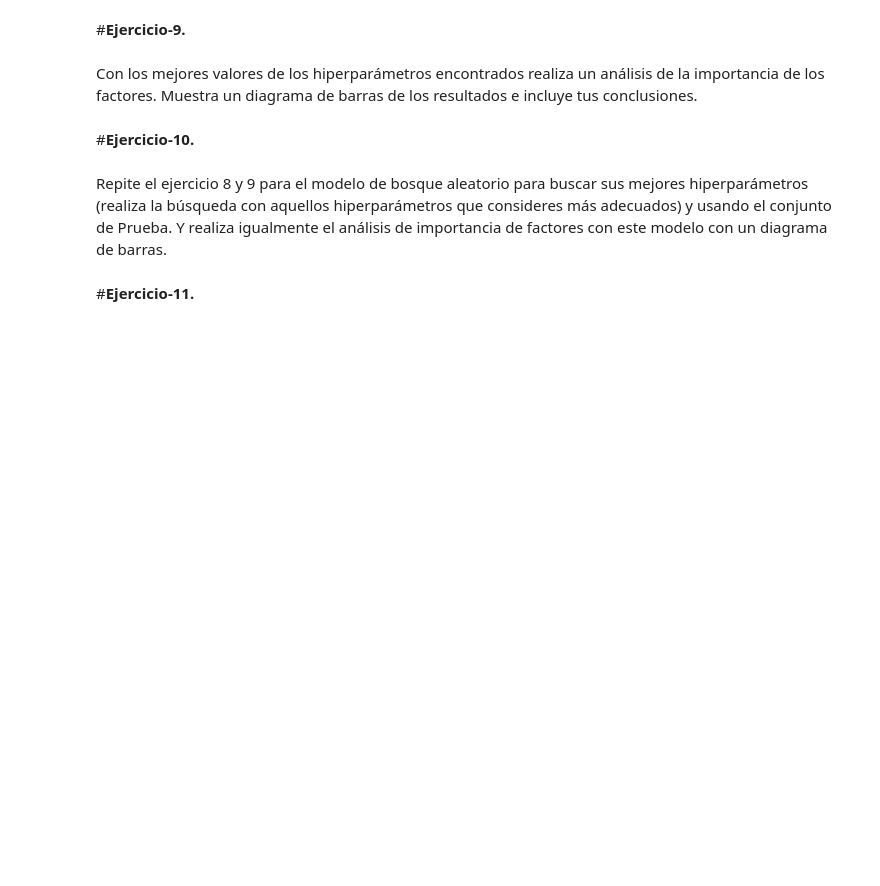
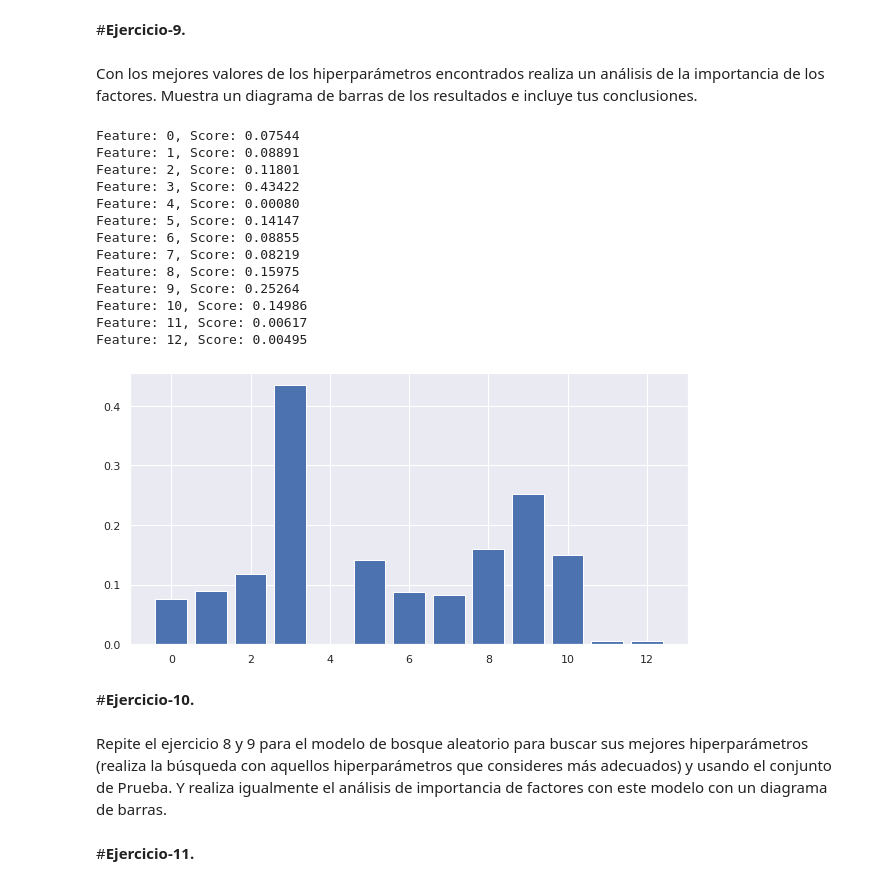
Before and after one commit to AlfonsoVasquezC/DataFiles, a Jupyter notebook: Redneuronal_Equipo52.ipynb, the cells around one changed output. Saved outputs shown, nothing was run; the diff lists cells and outputs as text; code cells hidden in the pictures; blank space fills up the shorter version.

```diff
--- a/Redneuronal_Equipo52.ipynb
+++ b/Redneuronal_Equipo52.ipynb
@@ -479,24 +479,24 @@ El valor de MAPE para la variable de salida "Lifetime people who have liked your
 # %% [markdown]
 Usando una búsqueda de malla con validación cruzada (GridSearchCV), busca los mejores hiperparámetros para el modelo MLP. Al menos deberás realizar la búsqueda en los hiperparámetros “hidden_layer_sizes”, “alpha” y “learning_rate_init”. Además aplica la validación cruzada con repeticiones (RepeatedKFold). Muestra los mejores hiperparámetros encontrados.
 # %%
-modeloMLP = MLPRegressor(max_iter= 5000, random_state=11)
+modeloMLP = MLPRegressor(max_iter= 10000, random_state=11)
 
 # hidden_layer_sizes”, “alpha” y “learning_rate_init”.
 
 Xtvtransf = transformaciones.fit_transform(Xtv)
 ytvtransf = transformacionessalida.fit_transform(ytv)
 
-dicc_grid = {'hidden_layer_sizes':[(2,2), (4,4), (8,8), (10,10)], #indicamos nodos por cada capa, donde cada , dentro del tuple es una capa.
+'''dicc_grid = {'hidden_layer_sizes':[(2,2), (4,4), (8,4), (8,6)], #indicamos nodos por cada capa, donde cada , dentro del tuple es una capa.
              'alpha':[0.0001, 0.001, 0.01, 0.1],
              'learning_rate_init': [0.0001, 0.001, 0.01],
-             'solver':['sgd', 'adam']}
+             'solver':['sgd', 'adam']}'''
 
-'''dicc_grid = [
+dicc_grid = [
 
-        {'solver': ['lbfgs'], 'alpha':[0.0001, 0.001, 0.01, 0.1, 1.0], 'hidden_layer_sizes':[(2,2), (4,4), (8,8), (10,10)]},
-        {'solver': ['adam'], 'learning_rate_init': [0.0001, 0.001, 0.01], 'alpha':[0.0001, 0.001, 0.01, 0.1, 1.0],'hidden_layer_sizes':[(2,2), (4,4), (8,8), (10,10)]},
-        {'solver': ['sgd'], 'learning_rate_init': [0.0001, 0.001, 0.01],'alpha':[0.0001, 0.001, 0.01, 0.1, 1.0],'hidden_layer_sizes':[(2,2), (4,4), (8,8), (10,10)]}
-    ]'''
+        {'solver': ['lbfgs'], 'alpha':[0.0001, 0.001, 0.01, 0.1, 1.0], 'hidden_layer_sizes':[(8,4), (8,6)]},
+        {'solver': ['adam'], 'learning_rate_init': [0.001, 0.01, 0.1], 'alpha':[0.0001, 0.001, 0.01, 0.1, 1.0],'hidden_layer_sizes':[(8,4), (8,6)]},
+        {'solver': ['sgd'], 'learning_rate_init': [0.001, 0.01,0.1],'alpha':[0.0001, 0.001, 0.01, 0.1, 1.0],'hidden_layer_sizes':[(8,4), (8,6)]}
+    ]
 
 cv = RepeatedKFold(n_splits=5, n_repeats=3, random_state=11)
 
@@ -518,23 +522,38 @@ Con los mejores valores de los hiperparámetros encontrados realiza un análisis
 # %%
 # Una vez inicializado y entrenada la MLP, veamos qué factores considera más importantes:
 
-modeloMLP = MLPRegressor(hidden_layer_sizes=(11,11),
-                            max_iter=20000,
-                            alpha=0.0001,
+modeloMLP = MLPRegressor(hidden_layer_sizes=(8,4),
+                            max_iter=10000,
+                            alpha=1.0,
                             learning_rate_init=0.001)
 
-modeloMLP.fit(Xtvtransf, ytvtransf)
+modeloMLP.fit(Xtvtransf, np.ravel(ytvtransf))
 
 importanceMLP = permutation_importance(modeloMLP, Xtvtransf, ytvtransf, n_repeats=10)
 
 # visualicemos la importancia de cada métrica, de las cuales sabemos
 # cuáles son las más importantes, de acuerdo a como se definieron al inicio:
 
 for i,v in enumerate(importanceMLP['importances_mean']):
 	print('Feature: %0d, Score: %.5f' % (i,v))
 
 plt.bar([x for x in range(len(importanceMLP['importances_mean']))], importanceMLP['importances_mean'])
 plt.show()
+# %% [output]
+Feature: 0, Score: 0.07544
+Feature: 1, Score: 0.08891
+Feature: 2, Score: 0.11801
+Feature: 3, Score: 0.43422
+Feature: 4, Score: 0.00080
+Feature: 5, Score: 0.14147
+Feature: 6, Score: 0.08855
+Feature: 7, Score: 0.08219
+Feature: 8, Score: 0.15975
+Feature: 9, Score: 0.25264
+Feature: 10, Score: 0.14986
+Feature: 11, Score: 0.00617
+Feature: 12, Score: 0.00495
+[figure, added]
 # %% [markdown]
 #**Ejercicio-10.**
 # %% [markdown]
```
Also changed, not shown: parts of 5 cells of this notebook.
